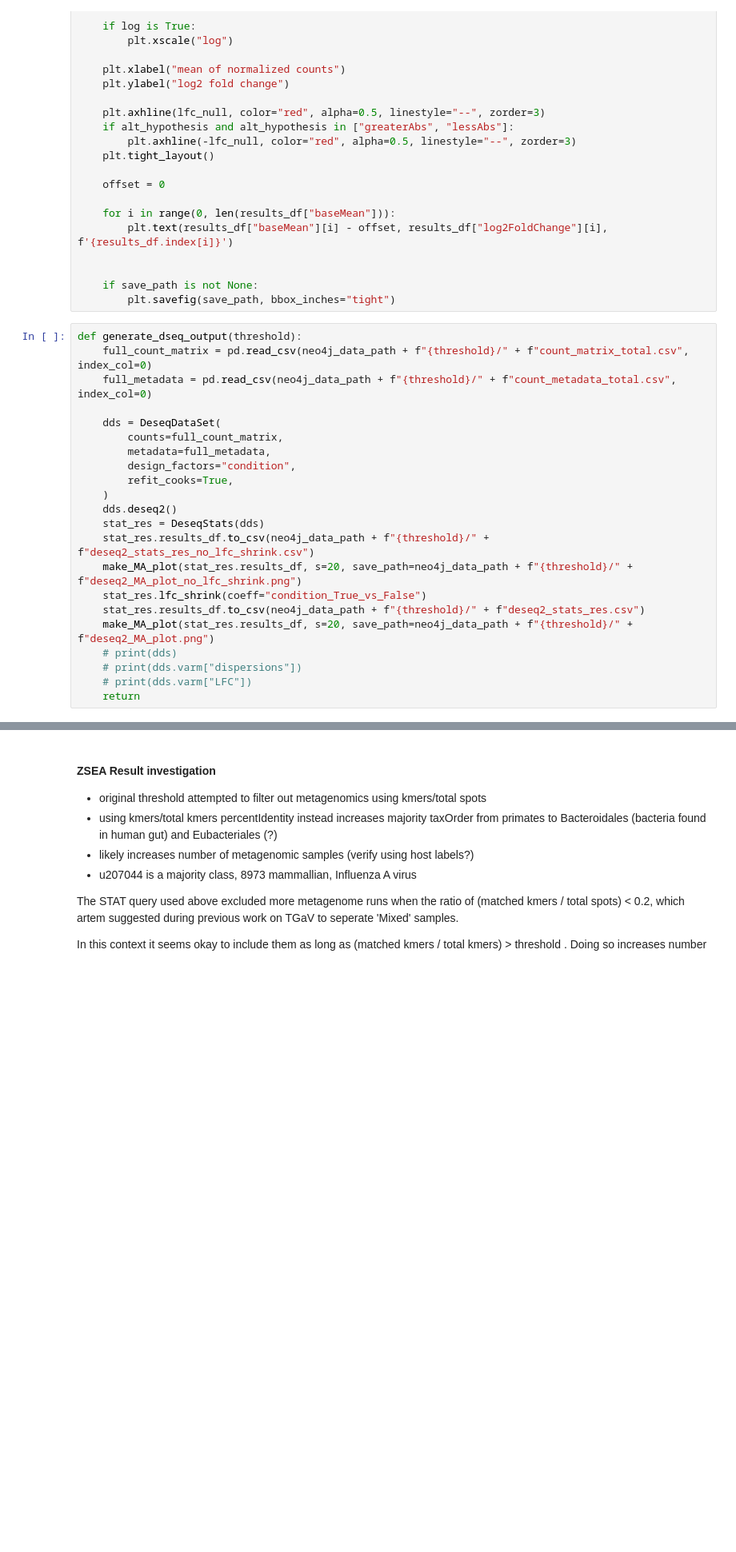
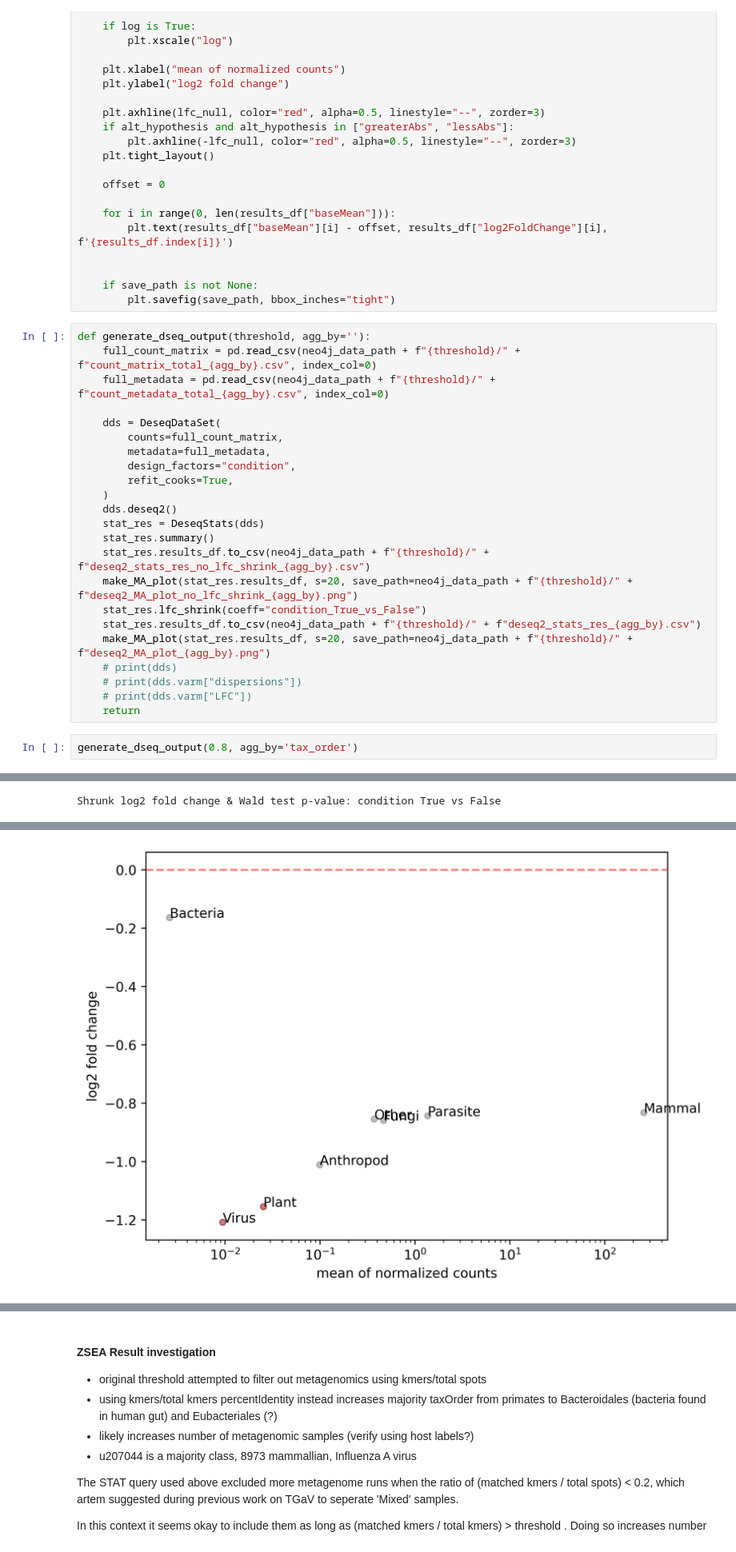
Before and after one commit to serratus-bio/virus-knowledge-graph, a Jupyter notebook: jobs/graph_learning/notebooks/zoonotic-potential.ipynb, the cells around one changed output, grey strips where cells are left out. Shown at 80% size. Saved outputs shown, nothing was run; the diff lists cells and outputs as text; blank space fills up the shorter version.

```diff
--- a/jobs/graph_learning/notebooks/zoonotic-potential.ipynb
+++ b/jobs/graph_learning/notebooks/zoonotic-potential.ipynb
@@ -894,9 +961,9 @@ def make_MA_plot(
     if save_path is not None:
         plt.savefig(save_path, bbox_inches="tight")
 # %%
-def generate_dseq_output(threshold):
-    full_count_matrix = pd.read_csv(neo4j_data_path + f"{threshold}/" + f"count_matrix_total.csv", index_col=0)
-    full_metadata = pd.read_csv(neo4j_data_path + f"{threshold}/" + f"count_metadata_total.csv", index_col=0)
+def generate_dseq_output(threshold, agg_by=''):
+    full_count_matrix = pd.read_csv(neo4j_data_path + f"{threshold}/" + f"count_matrix_total_{agg_by}.csv", index_col=0)
+    full_metadata = pd.read_csv(neo4j_data_path + f"{threshold}/" + f"count_metadata_total_{agg_by}.csv", index_col=0)
 
     dds = DeseqDataSet(
         counts=full_count_matrix,
@@ -906,12 +973,16 @@ def generate_dseq_output(threshold):
     )
     dds.deseq2()
     stat_res = DeseqStats(dds)
-    stat_res.results_df.to_csv(neo4j_data_path + f"{threshold}/" + f"deseq2_stats_res_no_lfc_shrink.csv")
-    make_MA_plot(stat_res.results_df, s=20, save_path=neo4j_data_path + f"{threshold}/" + f"deseq2_MA_plot_no_lfc_shrink.png")
+    stat_res.summary()
+    stat_res.results_df.to_csv(neo4j_data_path + f"{threshold}/" + f"deseq2_stats_res_no_lfc_shrink_{agg_by}.csv")
+    make_MA_plot(stat_res.results_df, s=20, save_path=neo4j_data_path + f"{threshold}/" + f"deseq2_MA_plot_no_lfc_shrink_{agg_by}.png")
     stat_res.lfc_shrink(coeff="condition_True_vs_False")
-    stat_res.results_df.to_csv(neo4j_data_path + f"{threshold}/" + f"deseq2_stats_res.csv")
-    make_MA_plot(stat_res.results_df, s=20, save_path=neo4j_data_path + f"{threshold}/" + f"deseq2_MA_plot.png")
+    stat_res.results_df.to_csv(neo4j_data_path + f"{threshold}/" + f"deseq2_stats_res_{agg_by}.csv")
+    make_MA_plot(stat_res.results_df, s=20, save_path=neo4j_data_path + f"{threshold}/" + f"deseq2_MA_plot_{agg_by}.png")
     # print(dds)
     # print(dds.varm["dispersions"])
     # print(dds.varm["LFC"])
     return
+# %%
+generate_dseq_output(0.8, agg_by='tax_order')
+# %% [output]
@@ -917,0 +1016 @@ def generate_dseq_output(threshold):
+Shrunk log2 fold change & Wald test p-value: condition True vs False
@@ -917,0 +1028 @@ def generate_dseq_output(threshold):
+[figure, added]
```
Also changed, not shown: parts of 33 cells of this notebook, 3 other files.
